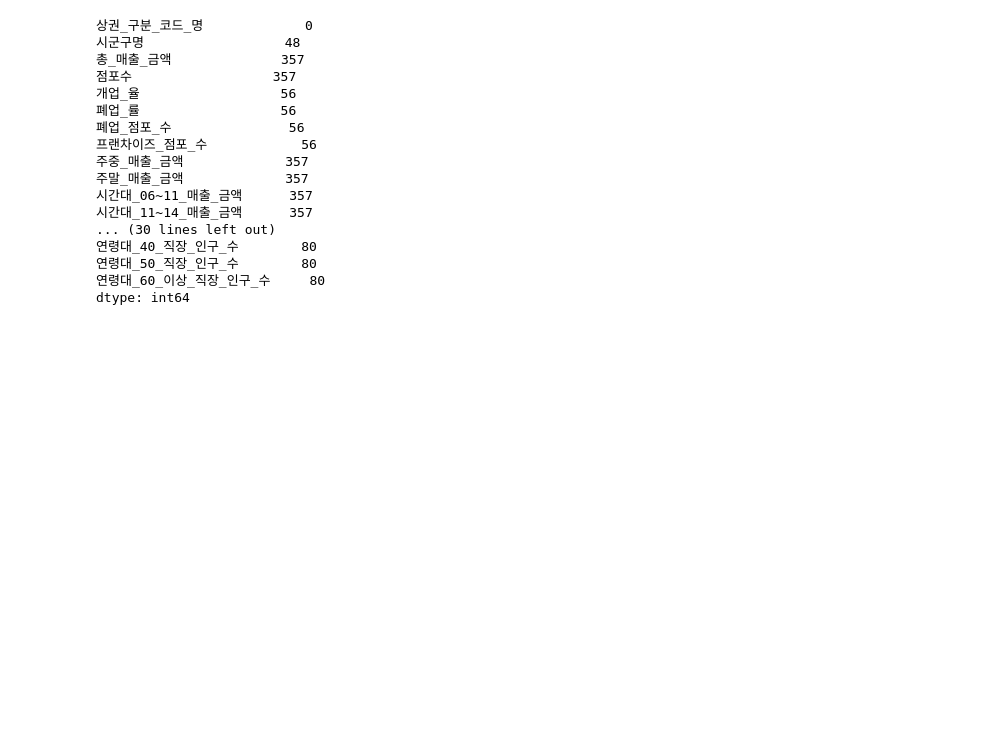
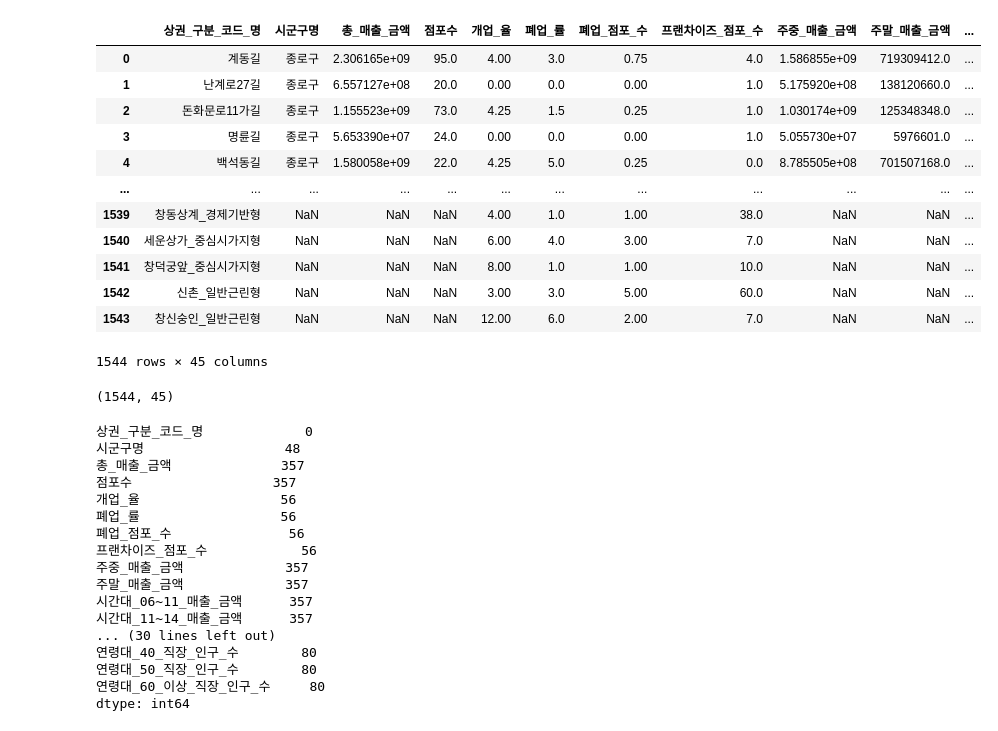
Before and after one commit to jaewook94/self-study, a Jupyter notebook: 카페 상권 데이터 전처리 및 모델링.ipynb, the cells around one changed output. Cells and saved outputs as stored; diff of their text form; code cells hidden in the pictures; blank space fills up the shorter version.

```diff
--- a/카페 상권 데이터 전처리 및 모델링.ipynb
+++ b/카페 상권 데이터 전처리 및 모델링.ipynb
@@ -6,2 +6,22 @@ df = pd.read_excel('C:/Users/asus/Desktop/8.27_상권_데이터_수정본.xlsx')
 df = pd.DataFrame(df)
+# %%
+df
+# %% [output]
+|  | 상권_구분_코드_명 | 시군구명 | 총_매출_금액 | 점포수 | 개업_율 | 폐업_률 | 폐업_점포_수 | 프랜차이즈_점포_수 | 주중_매출_금액 | 주말_매출_금액 | ... |
+| 0 | 계동길 | 종로구 | 2.306165e+09 | 95.0 | 4.00 | 3.0 | 0.75 | 4.0 | 1.586855e+09 | 719309412.0 | ... |
+| 1 | 난계로27길 | 종로구 | 6.557127e+08 | 20.0 | 0.00 | 0.0 | 0.00 | 1.0 | 5.175920e+08 | 138120660.0 | ... |
+| 2 | 돈화문로11가길 | 종로구 | 1.155523e+09 | 73.0 | 4.25 | 1.5 | 0.25 | 1.0 | 1.030174e+09 | 125348348.0 | ... |
+| 3 | 명륜길 | 종로구 | 5.653390e+07 | 24.0 | 0.00 | 0.0 | 0.00 | 1.0 | 5.055730e+07 | 5976601.0 | ... |
+| 4 | 백석동길 | 종로구 | 1.580058e+09 | 22.0 | 4.25 | 5.0 | 0.25 | 0.0 | 8.785505e+08 | 701507168.0 | ... |
+| ... | ... | ... | ... | ... | ... | ... | ... | ... | ... | ... | ... |
+| 1539 | 창동상계_경제기반형 | NaN | NaN | NaN | 4.00 | 1.0 | 1.00 | 38.0 | NaN | NaN | ... |
+| 1540 | 세운상가_중심시가지형 | NaN | NaN | NaN | 6.00 | 4.0 | 3.00 | 7.0 | NaN | NaN | ... |
+| 1541 | 창덕궁앞_중심시가지형 | NaN | NaN | NaN | 8.00 | 1.0 | 1.00 | 10.0 | NaN | NaN | ... |
+| 1542 | 신촌_일반근린형 | NaN | NaN | NaN | 3.00 | 3.0 | 5.00 | 60.0 | NaN | NaN | ... |
+| 1543 | 창신숭인_일반근린형 | NaN | NaN | NaN | 12.00 | 6.0 | 2.00 | 7.0 | NaN | NaN | ... |
+1544 rows × 45 columns
+# %%
+df.shape
+# %% [output]
+(1544, 45)
 # %%
```
Also changed, not shown: parts of 17 cells of this notebook.
